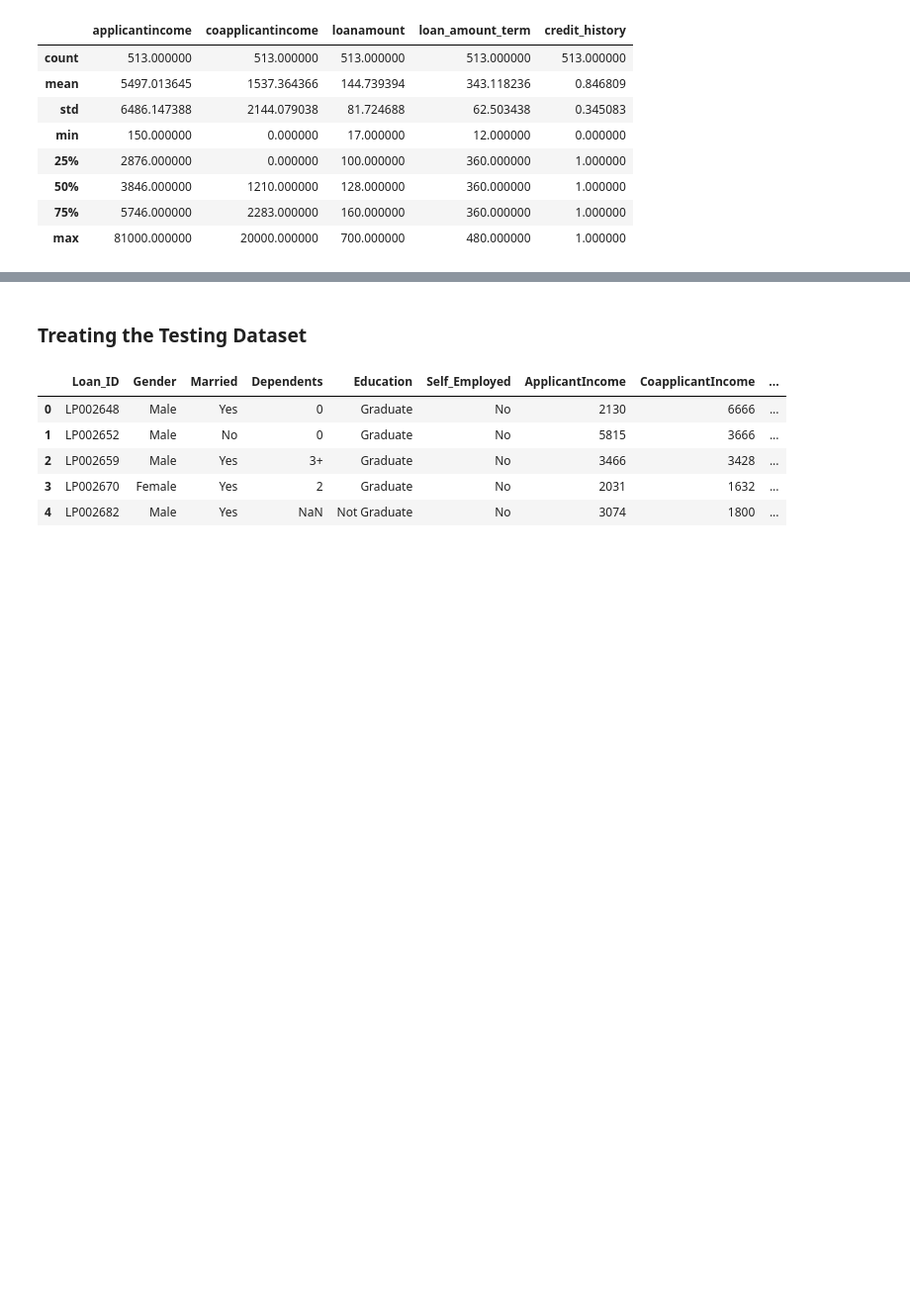
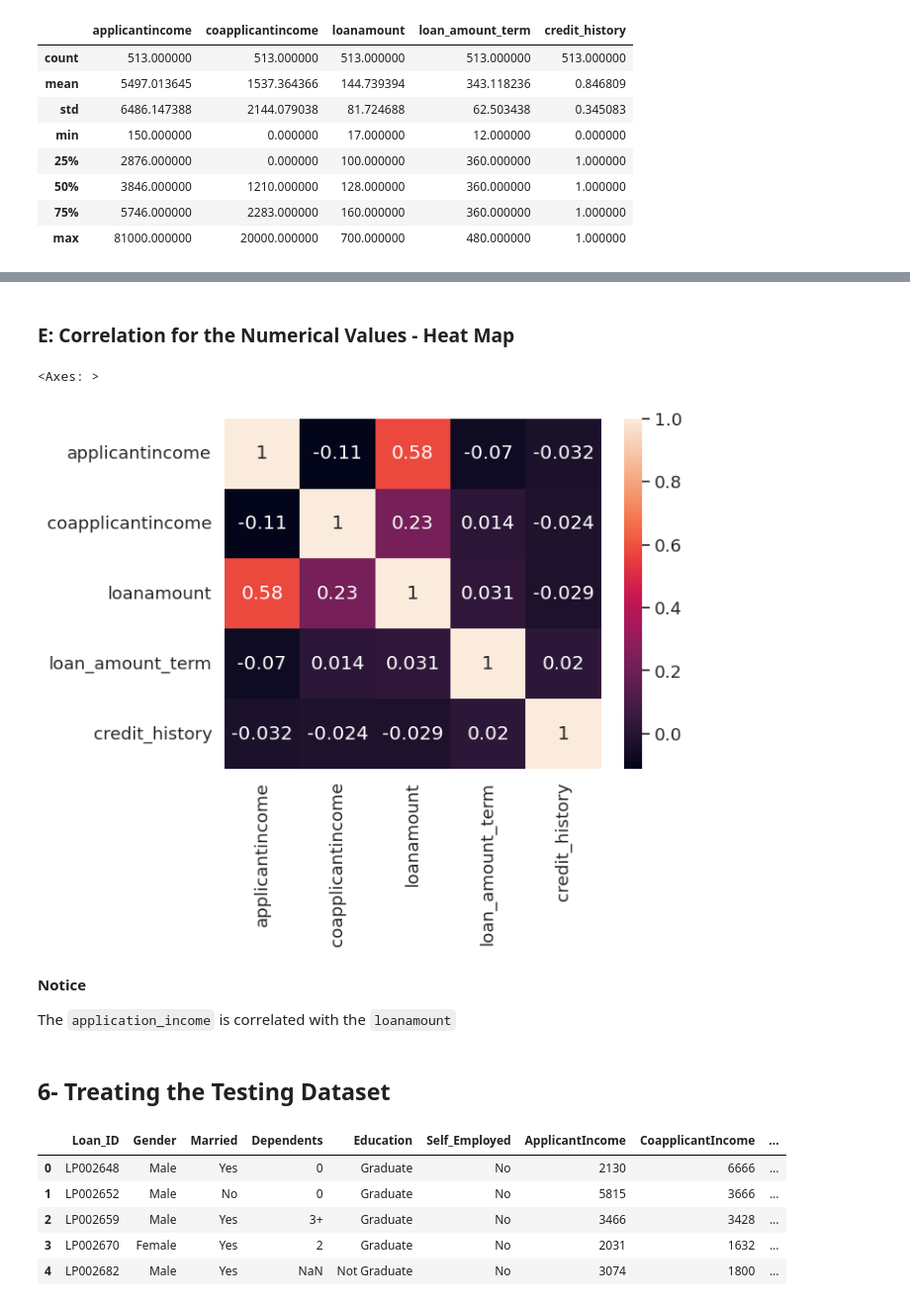
Before and after one commit to allaalmouiz/loan_acceptance_prediction, a Jupyter notebook: Loan_Acceptance_Prediction_Challange_AlaaAlmouiz(S2026_176).ipynb, the cells around one changed output, grey strips where cells are left out. Shown at 99% size. Drawn from its saved outputs; the diff is of its cells as text; code cells hidden in the pictures; blank space fills up the shorter version.

```diff
--- a/Loan_Acceptance_Prediction_Challange_AlaaAlmouiz(S2026_176).ipynb
+++ b/Loan_Acceptance_Prediction_Challange_AlaaAlmouiz(S2026_176).ipynb
@@ -642,2 +646,14 @@ for col in numerical:
+# %% [markdown]
+### **E: Correlation for the Numerical Values** - Heat Map
+# %%
+corr_df = train_df[numerical].corr(method = "pearson")
+sns.heatmap(corr_df,annot=True)
+# %% [output]
+<Axes: >
+[figure, added]
+# %% [markdown]
+**Notice**
+
+The `application_income` is correlated with the `loanamount`
 # %% [markdown]
-### Treating the Testing Dataset
+## 6- **Treating the Testing Dataset**
```
Also changed, not shown: parts of 38 cells of this notebook.
